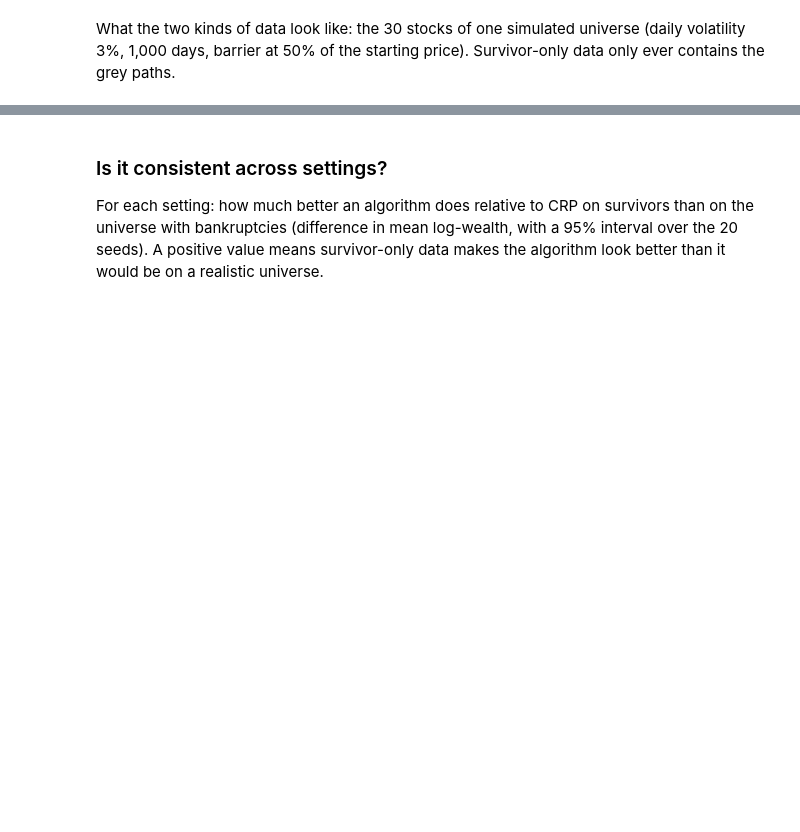
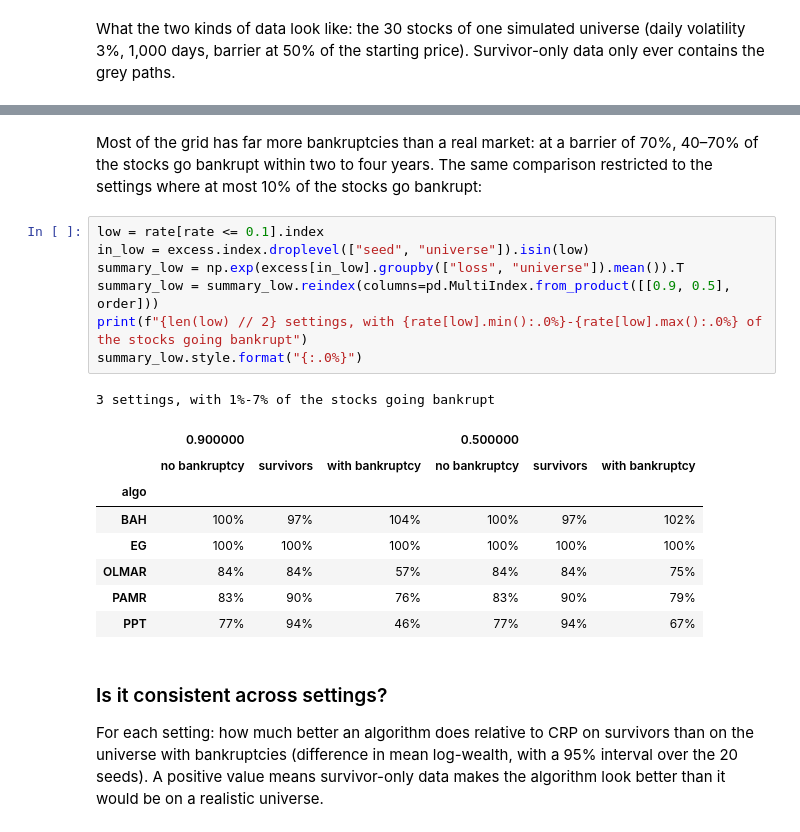
Before and after one commit to Marigold/universal-portfolios, a Jupyter notebook: examples/survivorship_bias.ipynb, the cells around one changed output, grey strips where cells are left out. Cells and saved outputs as stored; diff of their text form; blank space fills up the shorter version.

```diff
--- a/examples/survivorship_bias.ipynb
+++ b/examples/survivorship_bias.ipynb
@@ -155,3 +164,22 @@ plt.show()
+# %% [markdown]
+Most of the grid has far more bankruptcies than a real market: at a barrier of 70%, 40–70% of the stocks go bankrupt within two to four years. The same comparison restricted to the settings where at most 10% of the stocks go bankrupt:
+# %%
+low = rate[rate <= 0.1].index
+in_low = excess.index.droplevel(["seed", "universe"]).isin(low)
+summary_low = np.exp(excess[in_low].groupby(["loss", "universe"]).mean()).T
+summary_low = summary_low.reindex(columns=pd.MultiIndex.from_product([[0.9, 0.5], order]))
+print(f"{len(low) // 2} settings, with {rate[low].min():.0%}-{rate[low].max():.0%} of the stocks going bankrupt")
+summary_low.style.format("{:.0%}")
+# %% [output]
+3 settings, with 1%-7% of the stocks going bankrupt
+|  | 0.900000 |  |  | 0.500000 |  |  |
+|  | no bankruptcy | survivors | with bankruptcy | no bankruptcy | survivors | with bankruptcy |
+| algo |  |  |  |  |  |  |
+| BAH | 100% | 97% | 104% | 100% | 97% | 102% |
+| EG | 100% | 100% | 100% | 100% | 100% | 100% |
+| OLMAR | 84% | 84% | 57% | 84% | 84% | 75% |
+| PAMR | 83% | 90% | 76% | 83% | 90% | 79% |
+| PPT | 77% | 94% | 46% | 77% | 94% | 67% |
 # %% [markdown]
 ### Is it consistent across settings?
 
```
Also changed, not shown: parts of 10 cells of this notebook, 1 other file.
